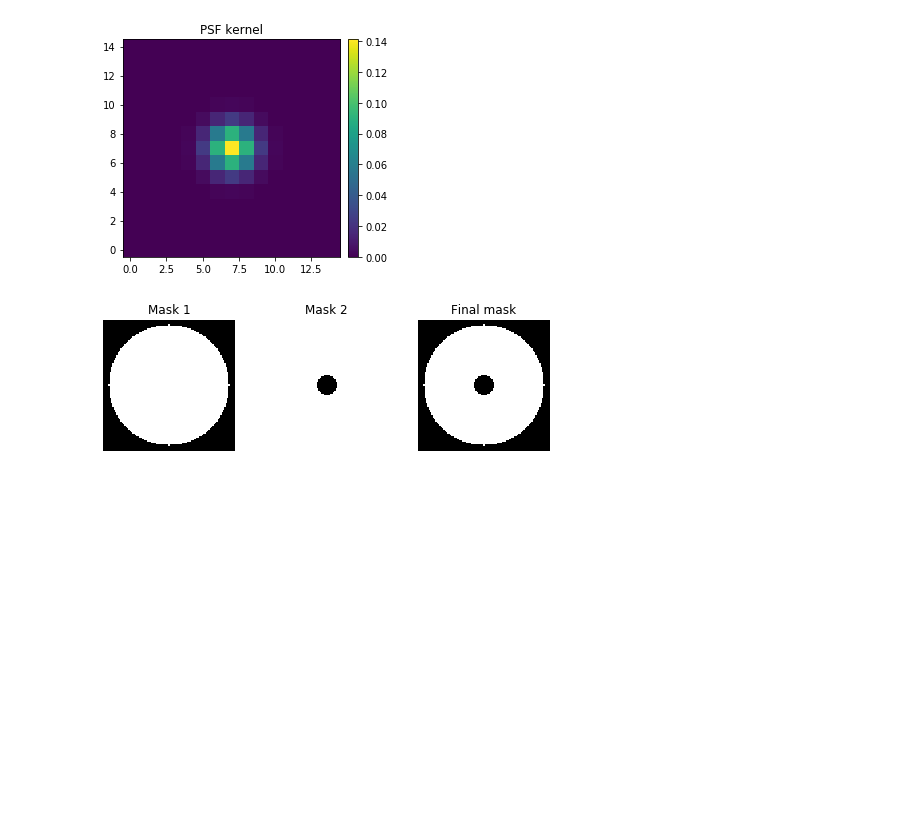
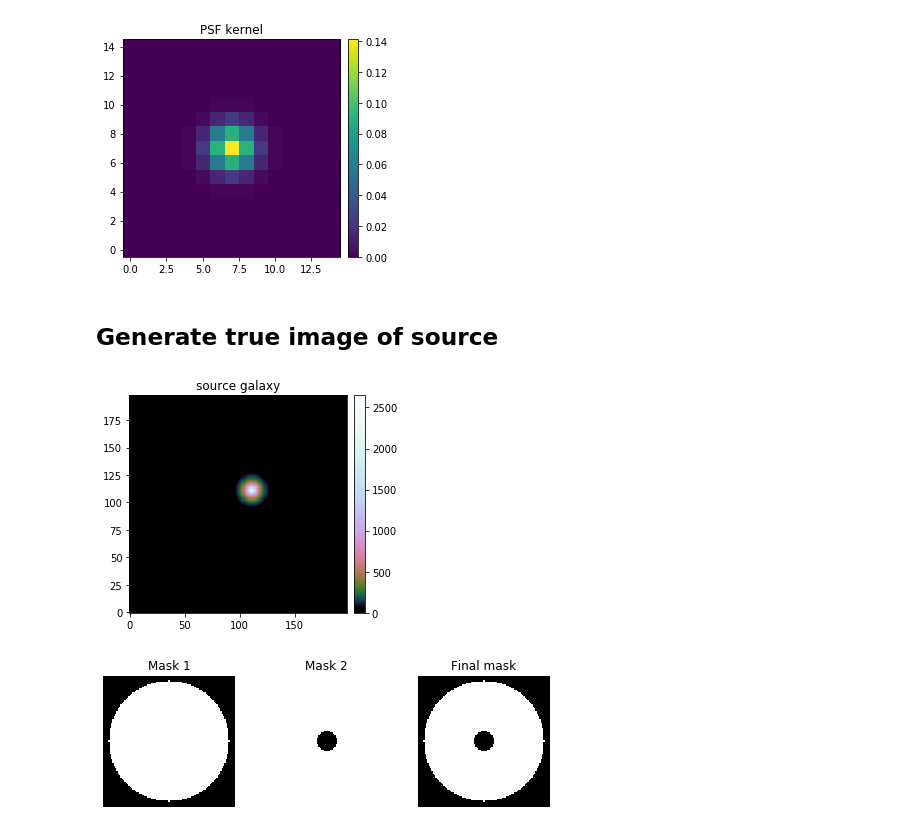
Before and after one commit to aymgal/SLITronomy, a Jupyter notebook: thirdparty/dev_notebooks/loss_minimization_lens_model.ipynb, the cells around one changed output. Cells and saved outputs as stored; diff of their text form; code cells hidden in the pictures; blank space fills up the shorter version.

```diff
--- a/thirdparty/dev_notebooks/loss_minimization_lens_model.ipynb
+++ b/thirdparty/dev_notebooks/loss_minimization_lens_model.ipynb
@@ -87,4 +103,12 @@ plt.show()
 # %% [output]
 (15, 15)
 [figure]
+# %%
+# coordinates definition
+image_grid  = RegularGrid(num_pix, num_pix, Mpix2coord, ra_at_xy_0, dec_at_xy_0)
+source_grid = RegularGrid(num_pix, num_pix, Mpix2coord, ra_at_xy_0, dec_at_xy_0,
+                          supersampling_factor=subgrid_res_source)
+
+ra_grid, dec_grid = image_grid.coordinates_evaluate
+ra_grid_hd, dec_grid_hd = source_grid.coordinates_evaluate
 # %%
@@ -125,0 +160,12 @@ image_sim_no_noise = imageModel.image(kwargs_lens, kwargs_source)
+# %% [markdown]
+## Generate true image of source
+# %%
+source_sim = source_model_class.surface_brightness(ra_grid_hd, dec_grid_hd, kwargs_source)
+source_sim = lenstro_util.array2image(source_sim)
+
+plt.title("source galaxy")
+im = plt.imshow(source_sim, origin='lower', cmap=log_cmap('cubehelix', 0.03, 1))
+nice_colorbar(im)
+plt.show()
+# %% [output]
+[figure, added]
```
Also changed, not shown: parts of 18 cells of this notebook.
